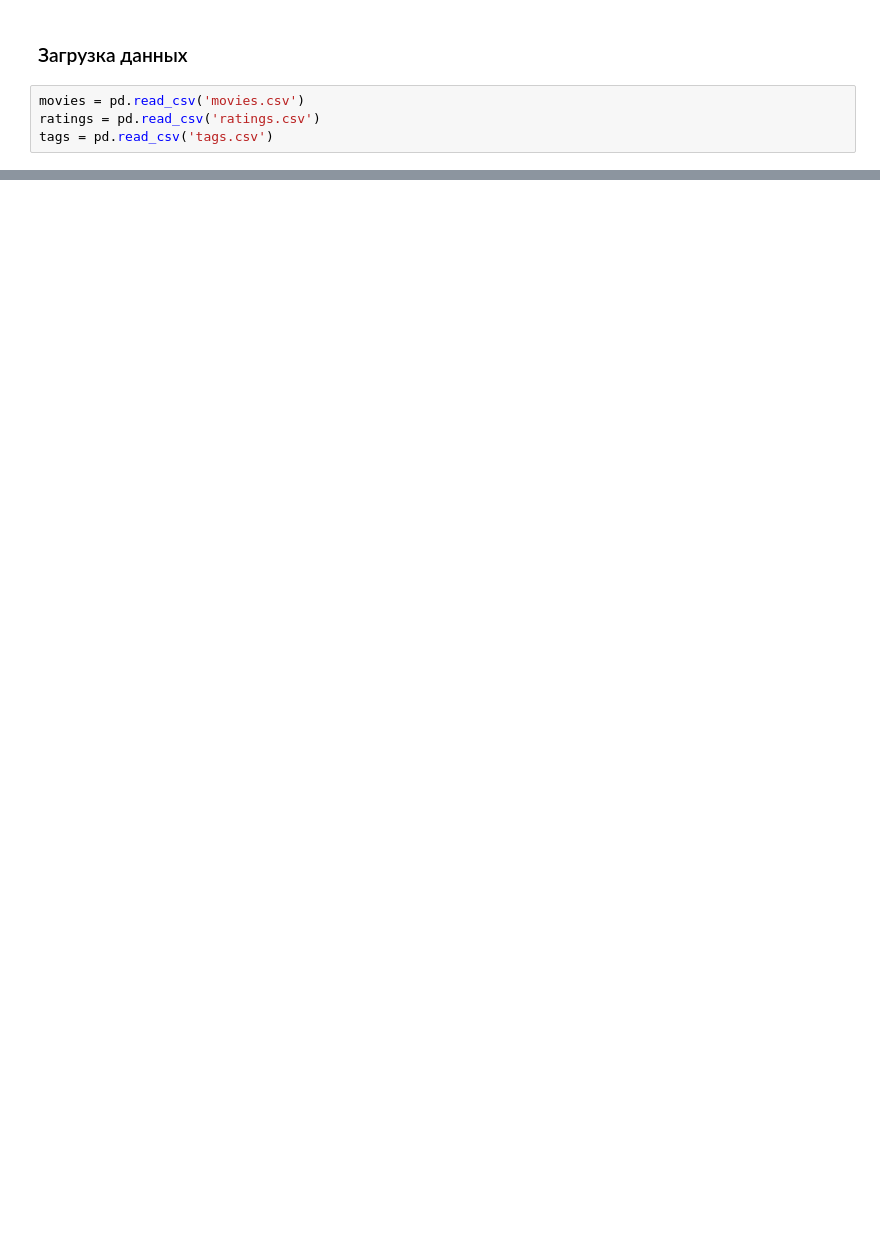
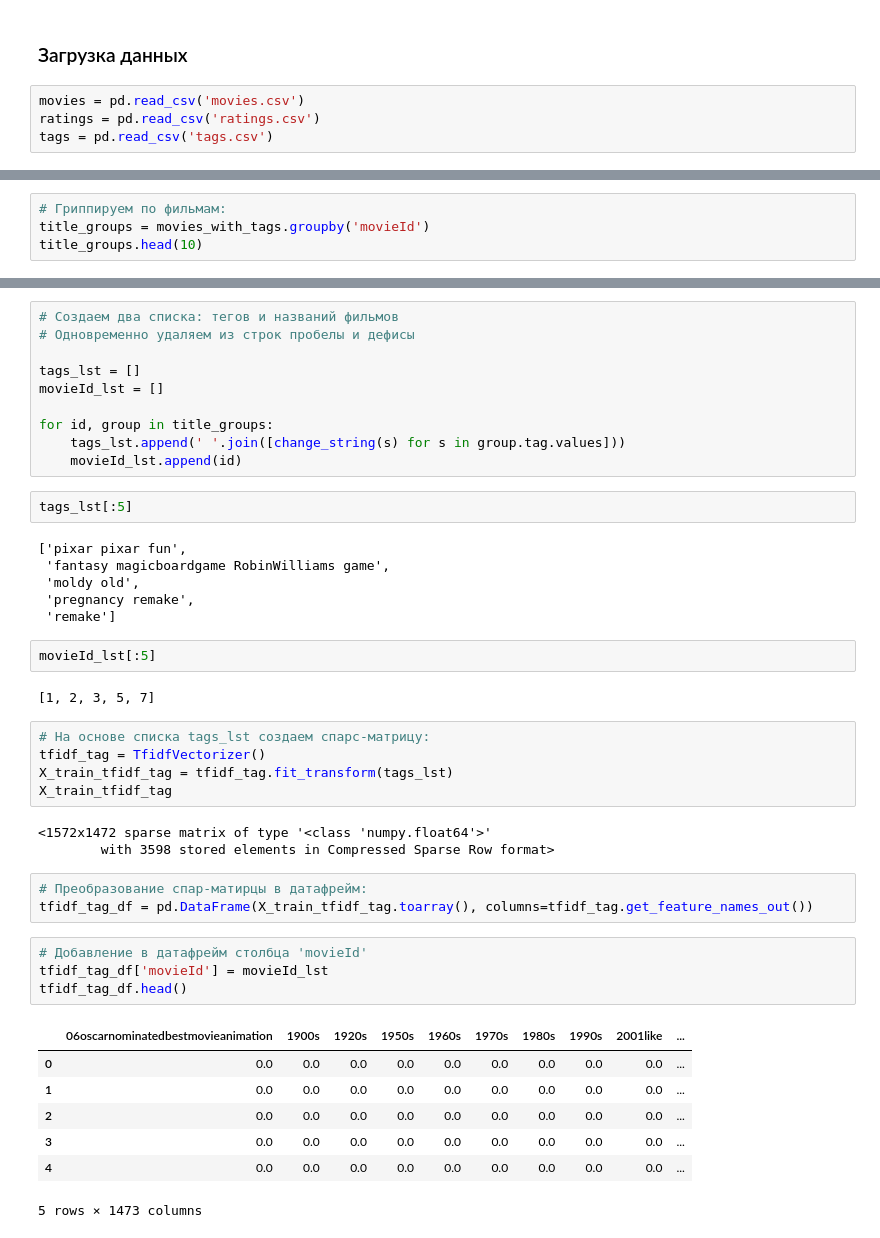
Before and after one commit to BalshowAndrew/ml_studying, a Jupyter notebook: aml/rsml_18/HW01_RSML.ipynb, the cells around one changed output, grey strips where cells are left out. Saved outputs shown, nothing was run; the diff lists cells and outputs as text; blank space fills up the shorter version.

```diff
--- a/aml/rsml_18/HW01_RSML.ipynb
+++ b/aml/rsml_18/HW01_RSML.ipynb
@@ -21,0 +113,4 @@ tags = pd.read_csv('tags.csv')
+# %%
+# Гриппируем по фильмам:
+title_groups = movies_with_tags.groupby('movieId')
+title_groups.head(10)
@@ -21,0 +131,45 @@ tags = pd.read_csv('tags.csv')
+# %%
+# Создаем два списка: тегов и названий фильмов
+# Одновременно удаляем из строк пробелы и дефисы
+
+tags_lst = []
+movieId_lst = []
+
+for id, group in title_groups:
+    tags_lst.append(' '.join([change_string(s) for s in group.tag.values]))
+    movieId_lst.append(id)
+# %%
+tags_lst[:5]
+# %% [output]
+['pixar pixar fun',
+ 'fantasy magicboardgame RobinWilliams game',
+ 'moldy old',
+ 'pregnancy remake',
+ 'remake']
+# %%
+movieId_lst[:5]
+# %% [output]
+[1, 2, 3, 5, 7]
+# %%
+# На основе списка tags_lst создаем спарс-матрицу:
+tfidf_tag = TfidfVectorizer()
+X_train_tfidf_tag = tfidf_tag.fit_transform(tags_lst)
+X_train_tfidf_tag
+# %% [output]
+<1572x1472 sparse matrix of type '<class 'numpy.float64'>'
+        with 3598 stored elements in Compressed Sparse Row format>
+# %%
+# Преобразование спар-матирцы в датафрейм:
+tfidf_tag_df = pd.DataFrame(X_train_tfidf_tag.toarray(), columns=tfidf_tag.get_feature_names_out())
+# %%
+# Добавление в датафрейм столбца 'movieId'
+tfidf_tag_df['movieId'] = movieId_lst
+tfidf_tag_df.head()
+# %% [output]
+|  | 06oscarnominatedbestmovieanimation | 1900s | 1920s | 1950s | 1960s | 1970s | 1980s | 1990s | 2001like | ... |
+| 0 | 0.0 | 0.0 | 0.0 | 0.0 | 0.0 | 0.0 | 0.0 | 0.0 | 0.0 | ... |
+| 1 | 0.0 | 0.0 | 0.0 | 0.0 | 0.0 | 0.0 | 0.0 | 0.0 | 0.0 | ... |
+| 2 | 0.0 | 0.0 | 0.0 | 0.0 | 0.0 | 0.0 | 0.0 | 0.0 | 0.0 | ... |
+| 3 | 0.0 | 0.0 | 0.0 | 0.0 | 0.0 | 0.0 | 0.0 | 0.0 | 0.0 | ... |
+| 4 | 0.0 | 0.0 | 0.0 | 0.0 | 0.0 | 0.0 | 0.0 | 0.0 | 0.0 | ... |
+5 rows × 1473 columns
```
Also changed, not shown: parts of 42 cells of this notebook.
